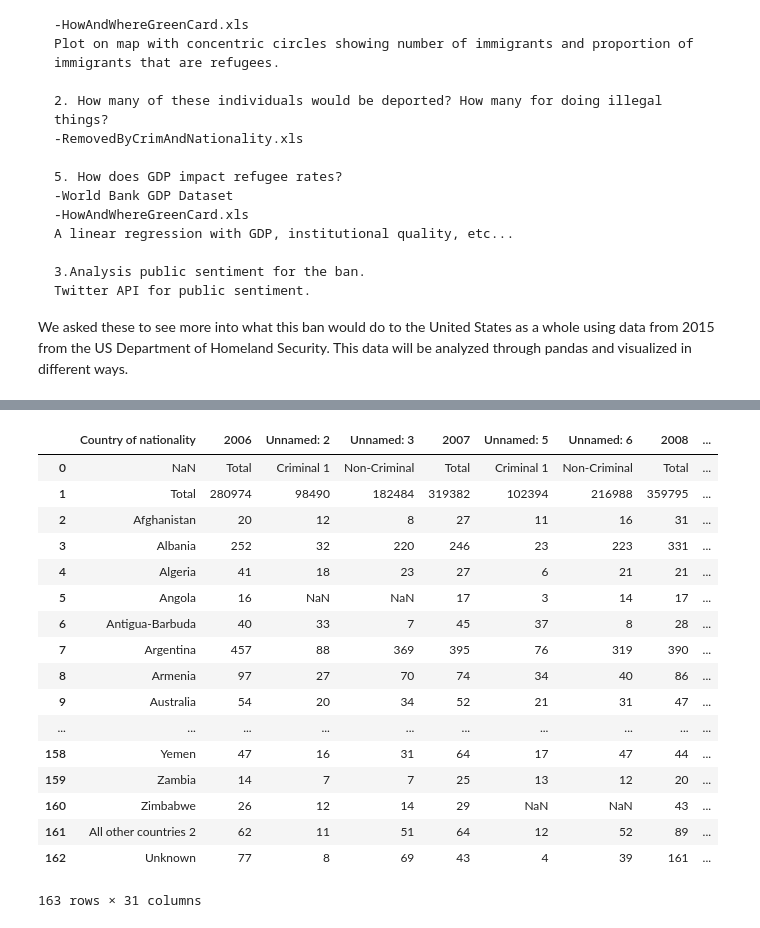
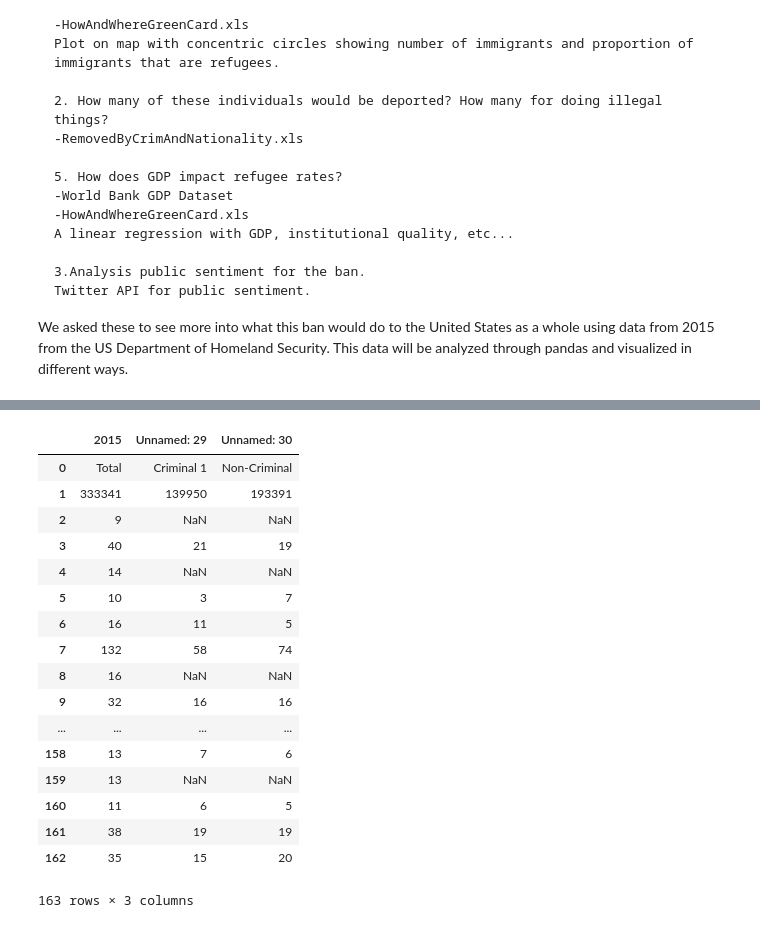
Before and after one commit to aschi2/141BProject, a Jupyter notebook: Immigration Final Project.ipynb, the cells around one changed output, grey strips where cells are left out. Cells and saved outputs as stored; diff of their text form; code cells hidden in the pictures.

```diff
--- a/Immigration Final Project.ipynb
+++ b/Immigration Final Project.ipynb
@@ -69,21 +97,22 @@ removal = pd.read_excel('RemovedByCrimAndNationality.xls',sheetname='Country',
-# %%
-removal
-# %% [output]
-|  | Country of nationality | 2006 | Unnamed: 2 | Unnamed: 3 | 2007 | Unnamed: 5 | Unnamed: 6 | 2008 | ... |
-| 0 | NaN | Total | Criminal 1 | Non-Criminal | Total | Criminal 1 | Non-Criminal | Total | ... |
-| 1 | Total | 280974 | 98490 | 182484 | 319382 | 102394 | 216988 | 359795 | ... |
-| 2 | Afghanistan | 20 | 12 | 8 | 27 | 11 | 16 | 31 | ... |
-| 3 | Albania | 252 | 32 | 220 | 246 | 23 | 223 | 331 | ... |
-| 4 | Algeria | 41 | 18 | 23 | 27 | 6 | 21 | 21 | ... |
-| 5 | Angola | 16 | NaN | NaN | 17 | 3 | 14 | 17 | ... |
-| 6 | Antigua-Barbuda | 40 | 33 | 7 | 45 | 37 | 8 | 28 | ... |
-| 7 | Argentina | 457 | 88 | 369 | 395 | 76 | 319 | 390 | ... |
-| 8 | Armenia | 97 | 27 | 70 | 74 | 34 | 40 | 86 | ... |
-| 9 | Australia | 54 | 20 | 34 | 52 | 21 | 31 | 47 | ... |
-| ... | ... | ... | ... | ... | ... | ... | ... | ... | ... |
-| 158 | Yemen | 47 | 16 | 31 | 64 | 17 | 47 | 44 | ... |
-| 159 | Zambia | 14 | 7 | 7 | 25 | 13 | 12 | 20 | ... |
-| 160 | Zimbabwe | 26 | 12 | 14 | 29 | NaN | NaN | 43 | ... |
-| 161 | All other countries 2 | 62 | 11 | 51 | 64 | 12 | 52 | 89 | ... |
-| 162 | Unknown | 77 | 8 | 69 | 43 | 4 | 39 | 161 | ... |
-163 rows × 31 columns
+# %%
+remove2015 = removal.loc[:,['2015','Unnamed: 29','Unnamed: 30']]
+remove2015
+# %% [output]
+|  | 2015 | Unnamed: 29 | Unnamed: 30 |
+| 0 | Total | Criminal 1 | Non-Criminal |
+| 1 | 333341 | 139950 | 193391 |
+| 2 | 9 | NaN | NaN |
+| 3 | 40 | 21 | 19 |
+| 4 | 14 | NaN | NaN |
+| 5 | 10 | 3 | 7 |
+| 6 | 16 | 11 | 5 |
+| 7 | 132 | 58 | 74 |
+| 8 | 16 | NaN | NaN |
+| 9 | 32 | 16 | 16 |
+| ... | ... | ... | ... |
+| 158 | 13 | 7 | 6 |
+| 159 | 13 | NaN | NaN |
+| 160 | 11 | 6 | 5 |
+| 161 | 38 | 19 | 19 |
+| 162 | 35 | 15 | 20 |
+163 rows × 3 columns
```
Also changed, not shown: parts of 7 cells of this notebook, 3 other files.
